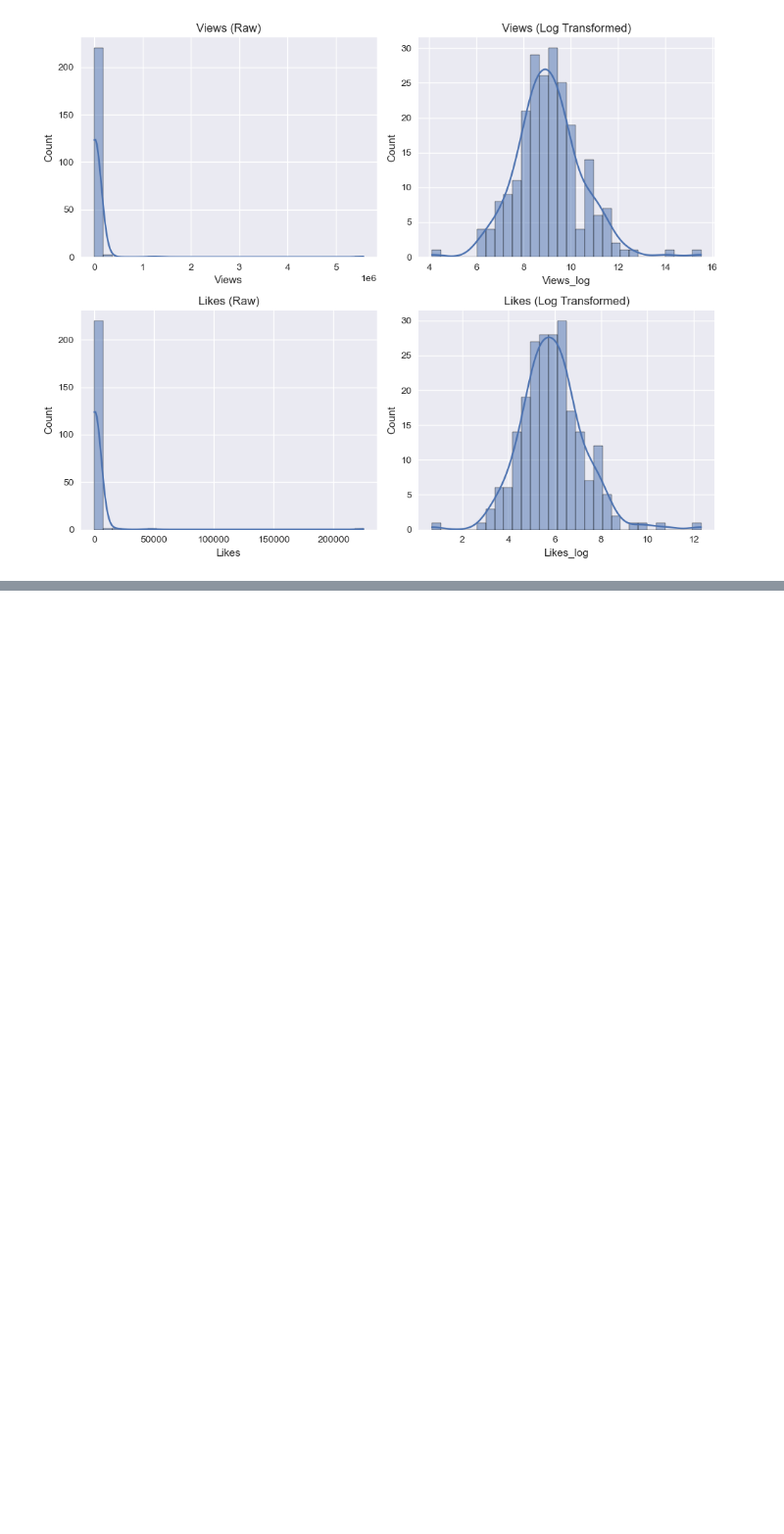
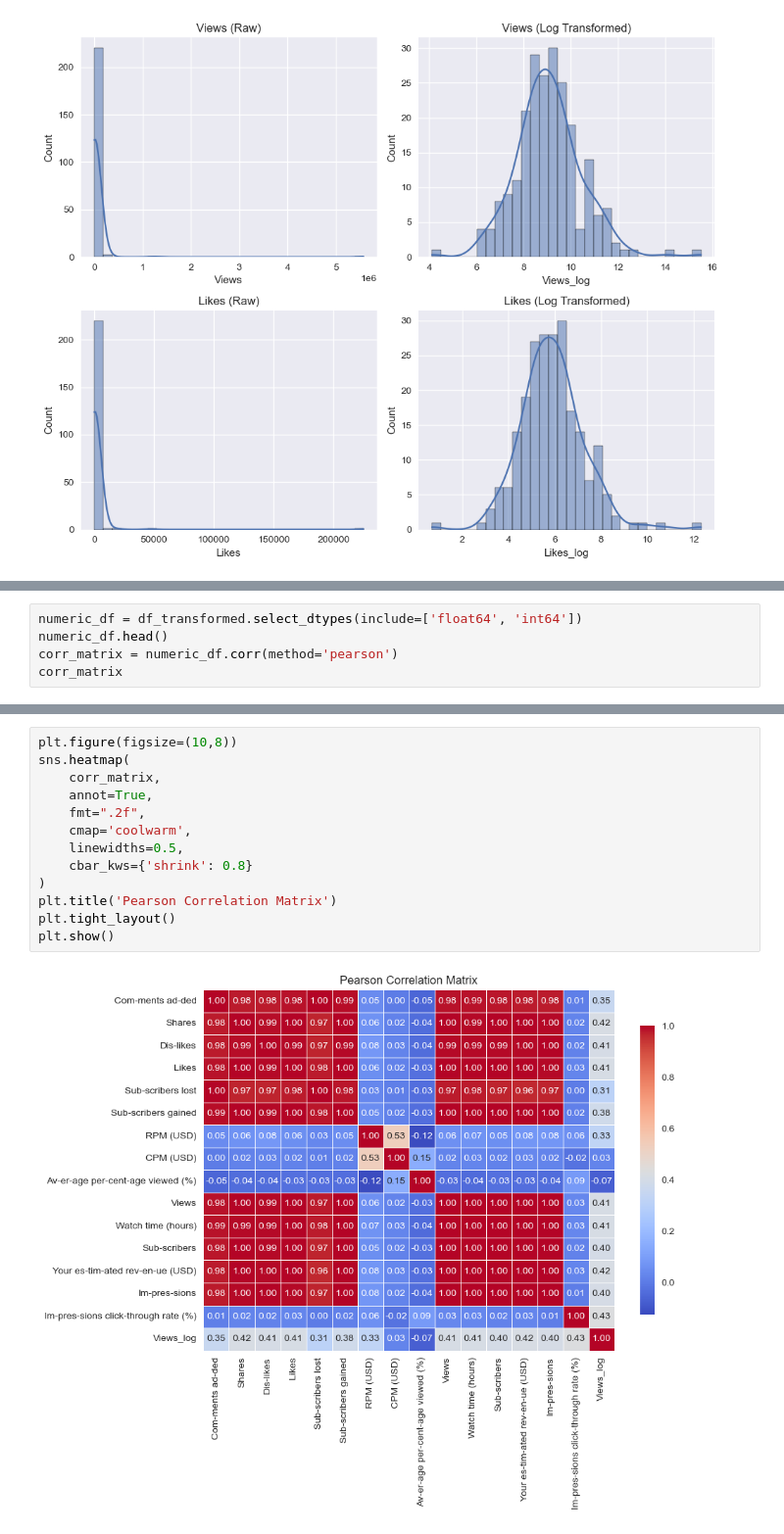
Before and after one commit to Destructor7453/kenjee_youtube_eda, a Jupyter notebook: notebooks/eda.ipynb, the cells around one changed output, grey strips where cells are left out. Shown: that part at 98% size. Drawn from its saved outputs; the diff is of its cells as text; blank space fills up the shorter version.

Commit message:
added Pearson correlation matrix

```diff
--- a/notebooks/eda.ipynb
+++ b/notebooks/eda.ipynb
@@ -226,0 +229,5 @@ plt.show()
+# %%
+numeric_df = df_transformed.select_dtypes(include=['float64', 'int64'])
+numeric_df.head()
+corr_matrix = numeric_df.corr(method='pearson')
+corr_matrix
@@ -226,0 +252,15 @@ plt.show()
+# %%
+plt.figure(figsize=(10,8))
+sns.heatmap(
+    corr_matrix,
+    annot=True,
+    fmt=".2f",
+    cmap='coolwarm',
+    linewidths=0.5,
+    cbar_kws={'shrink': 0.8}
+)
+plt.title('Pearson Correlation Matrix')
+plt.tight_layout()
+plt.show()
+# %% [output]
+[figure, added]
```
Also changed, not shown: parts of 10 cells of this notebook.
